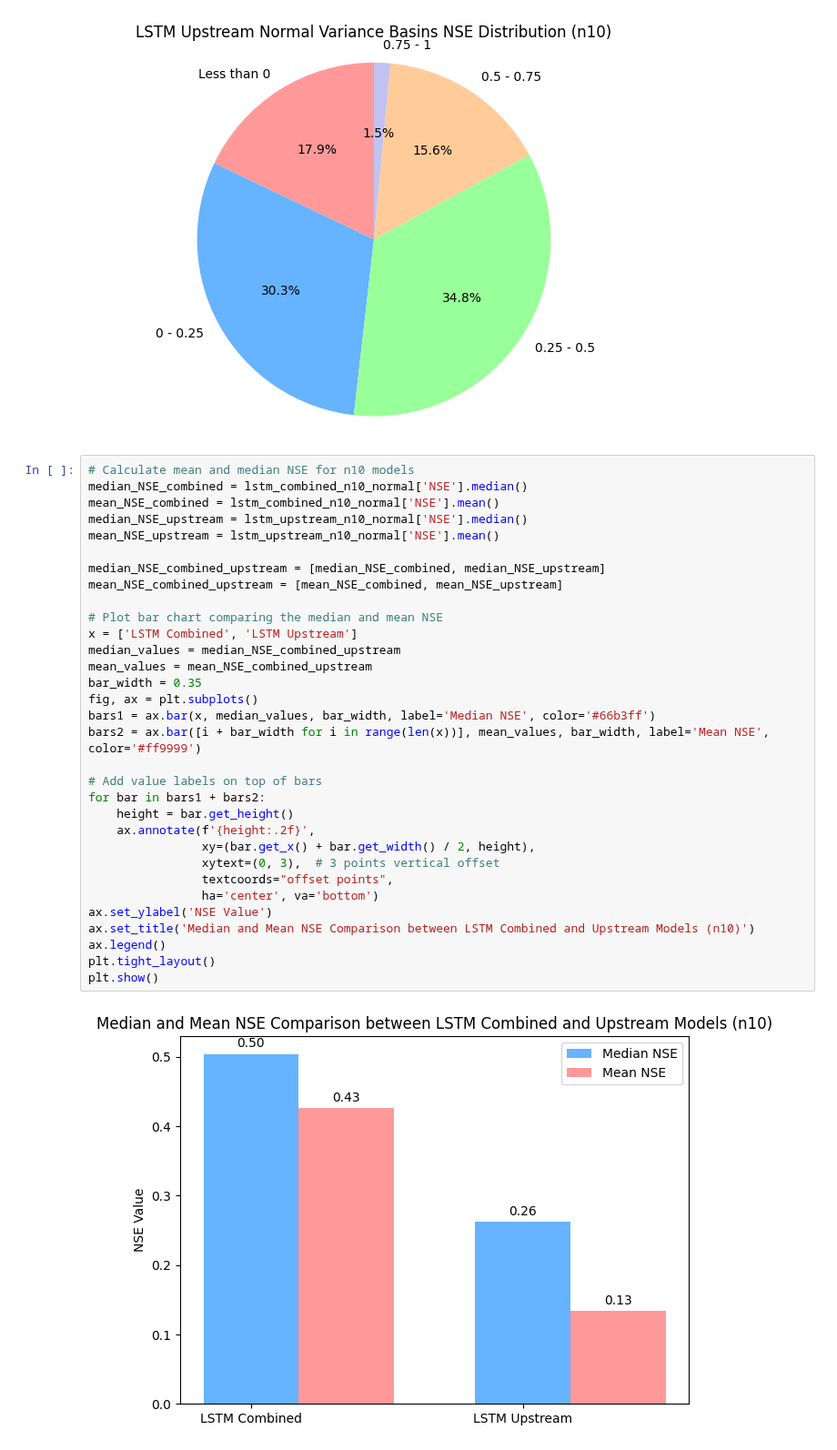
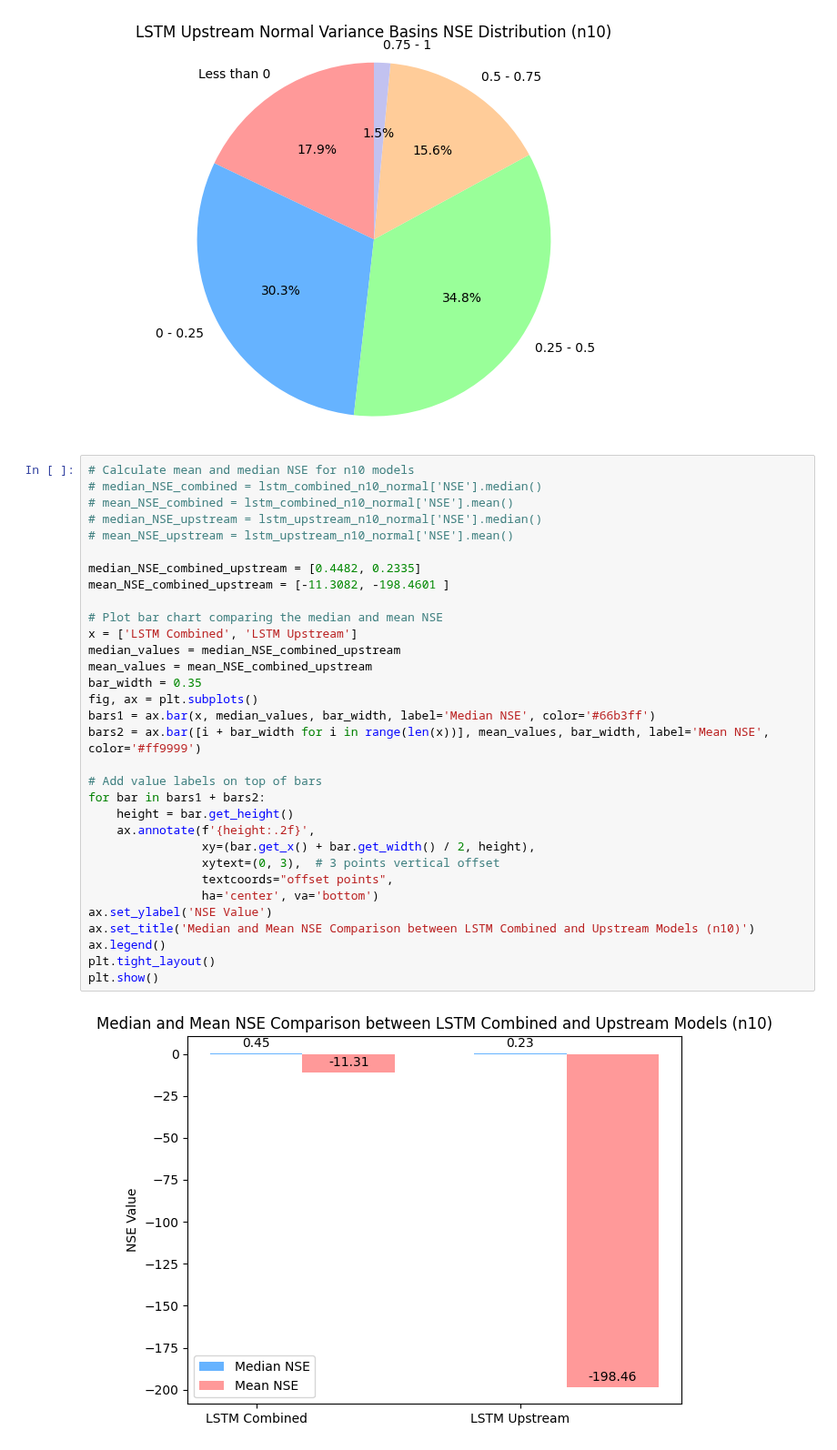
Before and after one commit to slama0077/hydro-transformer, a Jupyter notebook: analyze.ipynb, the cells around one changed output. Shown at 91% size. Cells and saved outputs as stored; diff of their text form.

Commit message:
update visualization

```diff
--- a/analyze.ipynb
+++ b/analyze.ipynb
@@ -179,35 +179,35 @@ plt.show()
 [figure]
 # %%
 # Calculate mean and median NSE for n10 models
-median_NSE_combined = lstm_combined_n10_normal['NSE'].median()
-mean_NSE_combined = lstm_combined_n10_normal['NSE'].mean()
-median_NSE_upstream = lstm_upstream_n10_normal['NSE'].median()
-mean_NSE_upstream = lstm_upstream_n10_normal['NSE'].mean()
+# median_NSE_combined = lstm_combined_n10_normal['NSE'].median()
+# mean_NSE_combined = lstm_combined_n10_normal['NSE'].mean()
+# median_NSE_upstream = lstm_upstream_n10_normal['NSE'].median()
+# mean_NSE_upstream = lstm_upstream_n10_normal['NSE'].mean()
 
-median_NSE_combined_upstream = [median_NSE_combined, median_NSE_upstream]
-mean_NSE_combined_upstream = [mean_NSE_combined, mean_NSE_upstream]
+median_NSE_combined_upstream = [0.4482, 0.2335]
+mean_NSE_combined_upstream = [-11.3082, -198.4601 ]
 
 # Plot bar chart comparing the median and mean NSE
 x = ['LSTM Combined', 'LSTM Upstream']
 median_values = median_NSE_combined_upstream
 mean_values = mean_NSE_combined_upstream
 bar_width = 0.35
 fig, ax = plt.subplots()
 bars1 = ax.bar(x, median_values, bar_width, label='Median NSE', color='#66b3ff')
 bars2 = ax.bar([i + bar_width for i in range(len(x))], mean_values, bar_width, label='Mean NSE', color='#ff9999')
 
 # Add value labels on top of bars
 for bar in bars1 + bars2:
     height = bar.get_height()
     ax.annotate(f'{height:.2f}',
                 xy=(bar.get_x() + bar.get_width() / 2, height),
                 xytext=(0, 3),  # 3 points vertical offset
                 textcoords="offset points",
                 ha='center', va='bottom')
 ax.set_ylabel('NSE Value')
 ax.set_title('Median and Mean NSE Comparison between LSTM Combined and Upstream Models (n10)')
 ax.legend()
 plt.tight_layout()
 plt.show()
 # %% [output]
-[figure, old version]
+[figure, new version]
```
Also changed, not shown: parts of 1 cell of this notebook.
